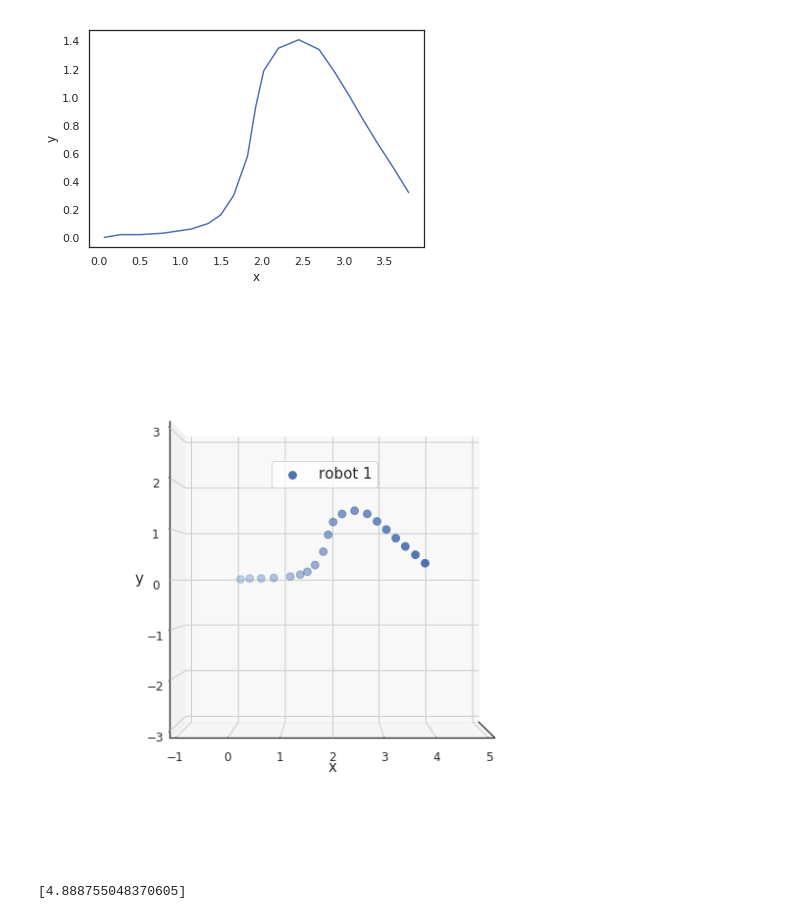
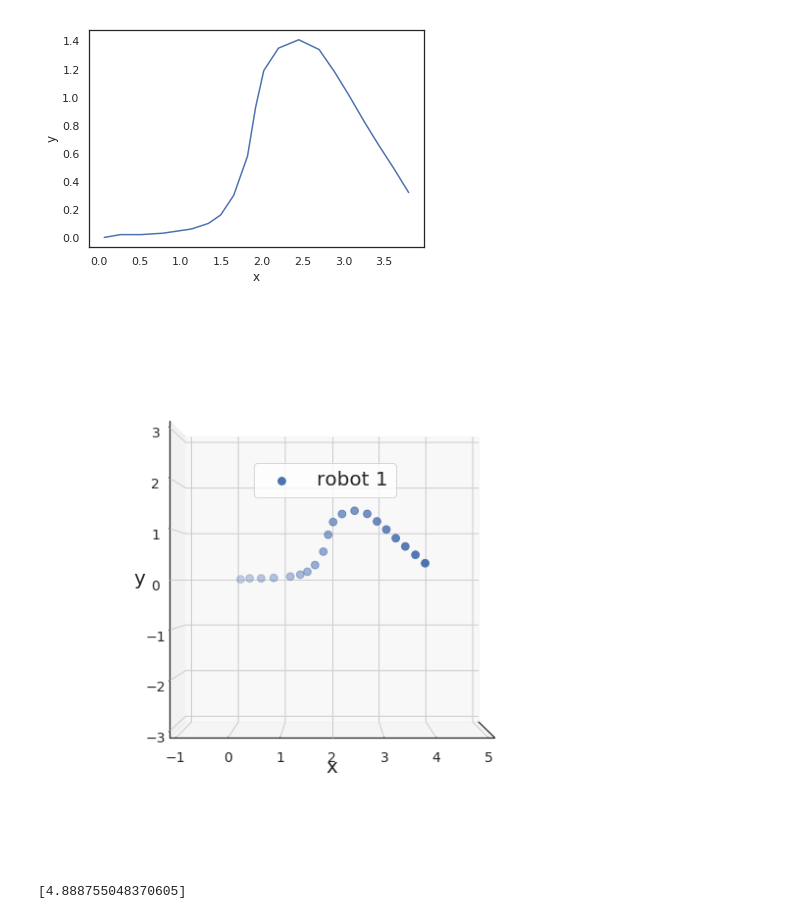
Before and after one commit to Miyembe/Turtlebot3_Pheromone, a Jupyter notebook: src/trajectory_plot_exp1.ipynb, the cells around one changed output. Drawn from its saved outputs; the diff is of its cells as text; code cells hidden in the pictures.

```diff
--- a/src/trajectory_plot_exp1.ipynb
+++ b/src/trajectory_plot_exp1.ipynb
@@ -39,34 +39,34 @@ traj_plot = sns.lineplot(data=new_data[0], x="x", y="y")
 # %%
 fig = plt.figure(figsize=(8,5))
 ax = fig.add_subplot(111, projection='3d')
 x = new_data[0]['time']
 y = new_data[0]['x']
 z = new_data[0]['y']
 
 
 
 #ax.set_xlabel("time")
-ax.set_ylabel("x", fontsize = 15)
-ax.set_zlabel("y", fontsize = 15)
+ax.set_ylabel("x", fontsize = 20)
+ax.set_zlabel("y", fontsize = 20)
 
 fig.set_figheight(10)
 fig.set_figwidth(10)
 
 
 ax.scatter(x, y, z, label="robot 1", s=60)
 
 ax.set_ylim([-1, 5])
 ax.set_zlim([-3, 3])
 #ax.set_top_view()
 ax.view_init(0,0)
-ax.tick_params(axis='both', which='major', labelsize=12)
-ax.legend(loc='upper center',bbox_to_anchor=(0.5, 0.750), fontsize=15)
+ax.tick_params(axis='both', which='major', labelsize=14)
+ax.legend(loc='upper center',bbox_to_anchor=(0.5, 0.750), fontsize=20)
 
 #plt.gca().axes.get_xaxis().set_visible(False)
 plt.xticks([])
 plt.show()
 # %% [output]
-[figure, old version]
+[figure, new version]
 # %%
 from math import *
 # Calculate the distance of trajectories
```
Also changed, not shown: 3 other files.
